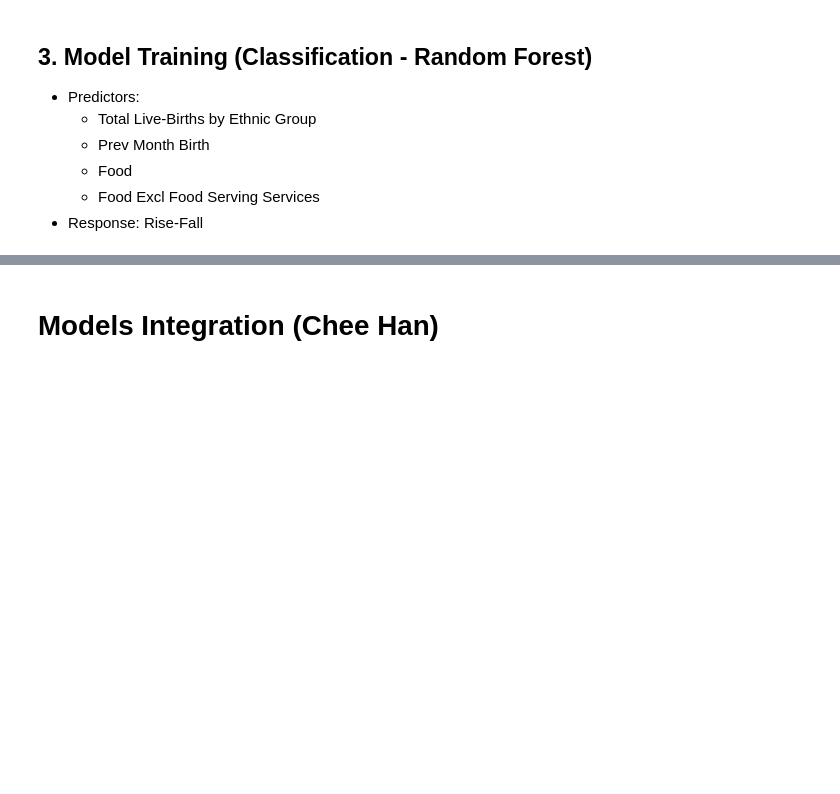
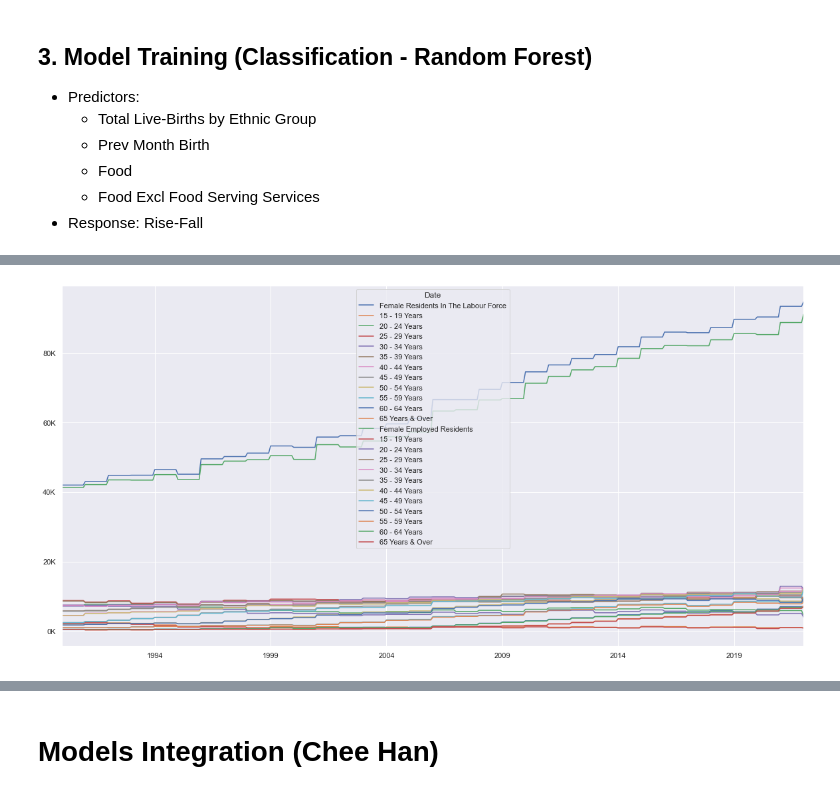
Before and after one commit to SleepHan/SC1015-Mini-Project, a Jupyter notebook: Main Analysis.ipynb, the cells around one changed output, grey strips where cells are left out. Drawn from its saved outputs; the diff is of its cells as text; code cells hidden in the pictures; blank space fills up the shorter version.

```diff
--- a/Main Analysis.ipynb
+++ b/Main Analysis.ipynb
@@ -1167,0 +1174,4 @@ groceryMod = results[0][-1]
+# %%
+fwf = pd.read_csv('Datasets/FemaleWorkForce_clean.csv')
+pd.set_option('display.max_columns', None)
+pd.set_option('display.max_rows', None)
@@ -1167,0 +1180,13 @@ groceryMod = results[0][-1]
+# %%
+fwf = fwf.rename(columns = {'Data Series':'Date'})
+fwf.set_index('Date',inplace=True)
+fwf = fwf.rename(columns=lambda x: x.strip())
+fwf.columns = pd.DatetimeIndex(fwf.columns).to_period('M')
+
+fwf = fwf.T
+fwf = fwf.rename(columns=lambda x: x.strip())
+fwf = fwf.reindex()
+fwf = fwf.replace('na',np.nan)
+fwf = fwf.resample('M').pad()
+fwf = fwf.apply(lambda x: (pd.to_numeric(x, errors='coerce') * 1000 / 12).apply(math.floor).astype('int64'))
+fwf.head()
@@ -1167,0 +1200,7 @@ groceryMod = results[0][-1]
+# %%
+ax = fwf.plot(figsize=(20, 10))
+ax.yaxis.set_major_locator(plt.FixedLocator(ax.get_yticks()))
+ax.set_yticklabels([f'{int(x/1000)}K' for x in ax.get_yticks()])
+plt.show()
+# %% [output]
+[figure, added]
```
Also changed, not shown: parts of 23 cells of this notebook, 1 other file.
